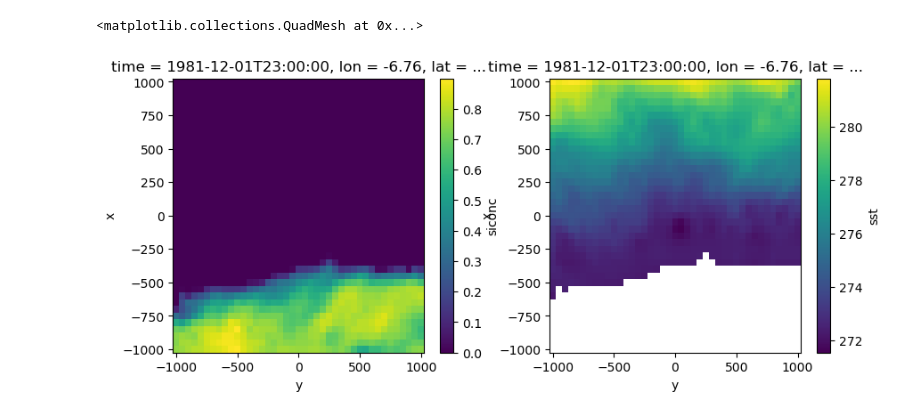
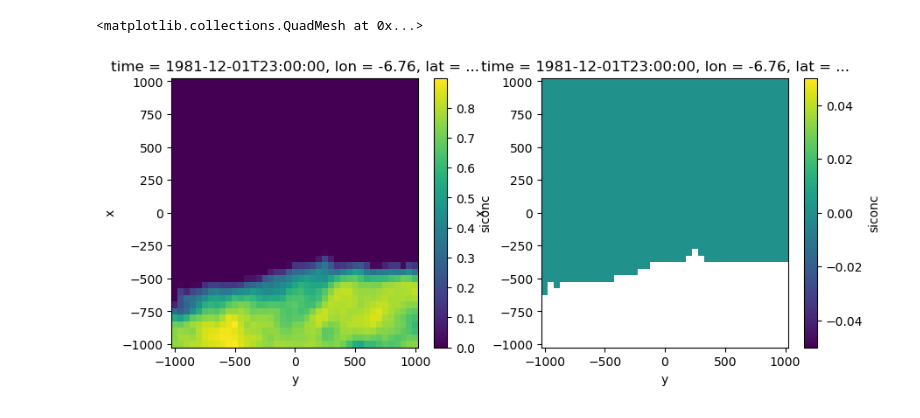
Before and after one commit to marcelduplessis/duplessis-storms-warming, a Jupyter notebook: code/processing/step-5-remove_sea_ice_from_storms.ipynb, the cells around one changed output. Drawn from its saved outputs; the diff is of its cells as text; code cells hidden in the pictures.

```diff
--- a/code/processing/step-5-remove_sea_ice_from_storms.ipynb
+++ b/code/processing/step-5-remove_sea_ice_from_storms.ipynb
@@ -81,12 +33,29 @@ storms_ds['v10'] = storms_ds['v10'].where(storms_seaice_no_ice == 1, np.nan)
-# %%
-# test plot to see that it worked
-
-fig,ax=plt.subplots(1,2,figsize=(10,4))
-
-sea_ice_ds['siconc'].isel(time=200).plot(ax=ax[0])
-storms_ds['sst'].isel(time=200).plot(ax=ax[1])
-# %% [output]
-<matplotlib.collections.QuadMesh at 0x...>
-[figure, removed]
+# %%
+# load the storm dataset
+variable = 'sea_ice_cover'  # Change this to the desired variable
+
+variables = ['siconc']
+
+storms_ds = xr.open_dataset(f'/home/mduplessis/data/era5/storms/combined_storms_{variable}.nc').load()
+
+# check the size comparison between the variable dataset and the sea ice dataset
+
+if storms_ds.time.size != sea_ice_ds.time.size:
+    print(f"Warning: The time dimension sizes for the chosen {variable} dataset and sea ice dataset do not match: {storms_ds.time.size} vs {sea_ice_ds.time.size}")
+
+    # if the size of the storms dataset does not match the sea ice, then resize it to match
+    storms_ds = storms_ds.isel(time=np.arange(sea_ice_ds.time.size))
+
+storms_ds = remove_seaice_from_storms(storms_ds, sea_ice_ds, variables)
+
+# test plot to see that it worked
+
+fig,ax=plt.subplots(1,2,figsize=(10,4))
+
+sea_ice_ds['siconc'].isel(time=200).plot(ax=ax[0])
+storms_ds[variables[0]].isel(time=200).plot(ax=ax[1])
+# %% [output]
+<matplotlib.collections.QuadMesh at 0x...>
+[figure, added]
 # %%
 storms_ds.to_netcdf(f'/home/mduplessis/data/era5/storms/combined_storms_{variable}_no_ice.nc')
```
Also changed, not shown: parts of 12 cells of this notebook, 5 other files.
